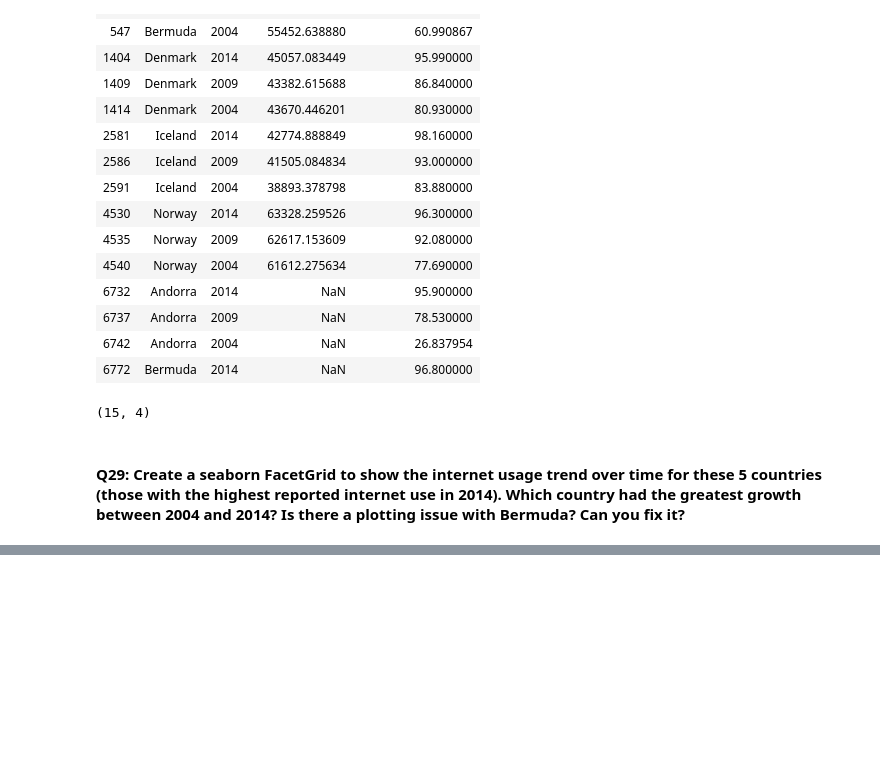
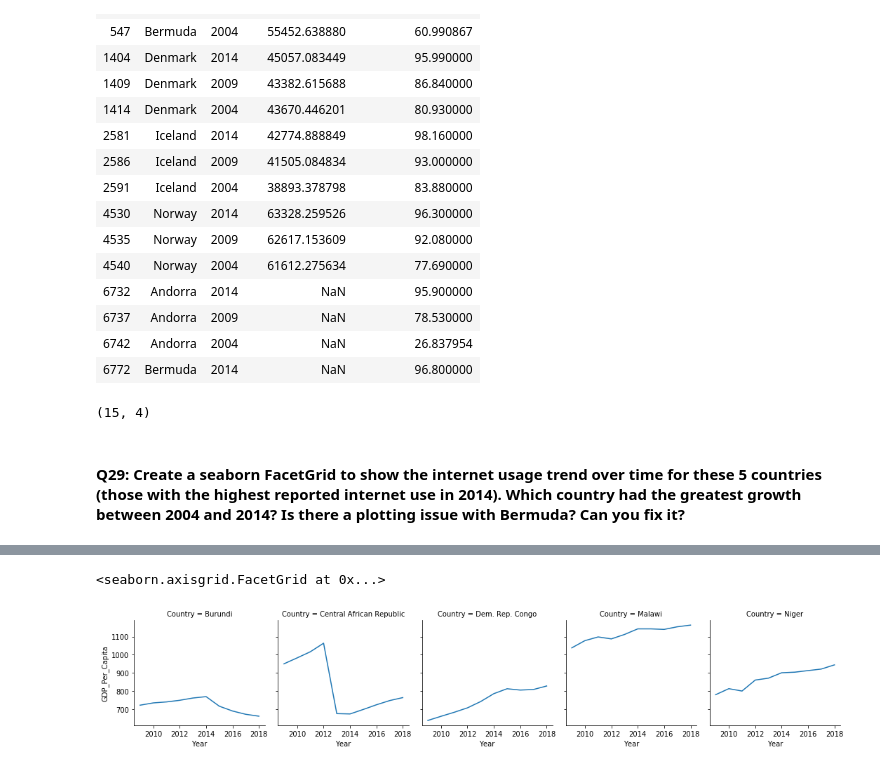
Before and after one commit to bensdata/1, a Jupyter notebook: notebooks/un_data_exploratory.ipynb, the cells around one changed output, grey strips where cells are left out. Saved outputs shown, nothing was run; the diff lists cells and outputs as text; code cells hidden in the pictures; blank space fills up the shorter version.

```diff
--- a/notebooks/un_data_exploratory.ipynb
+++ b/notebooks/un_data_exploratory.ipynb
@@ -361,0 +475,10 @@ top_5_internet.shape
+# %%
+bottom_5_gdp_2014_list = ["Central African Republic",'Burundi','Dem. Rep. Congo','Niger','Malawi']
+## first queried gdp_and_internet_use referencing above list to create df with all years
+bottom_5_gdp_all_years = gdp_and_internet_use.query('Country in @bottom_5_gdp_2014_list')
+## now query again to select years from 2008-2018
+
+bottom_5_gdp_10_years = bottom_5_gdp_all_years.query('Year >= 2009 and Year <= 2018')
+## sort the list by Country, Year
+##sort_values(by = ['Country','Year'], ascending = False)
+bottom_5_gdp_10_years.head(10)
@@ -361,0 +497,6 @@ top_5_internet.shape
+# %%
+bottom_5_gdp_10_years_trend = sns.FacetGrid(bottom_5_gdp_10_years, col="Country")
+bottom_5_gdp_10_years_trend.map(plt.plot,'Year','GDP_Per_Capita')
+# %% [output]
+<seaborn.axisgrid.FacetGrid at 0x...>
+[figure, added]
```
Also changed, not shown: parts of 32 cells of this notebook.
